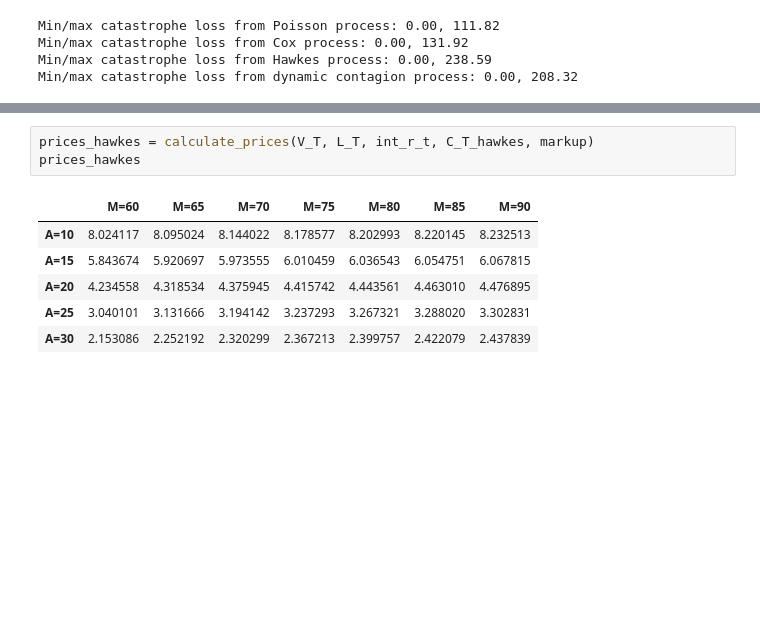
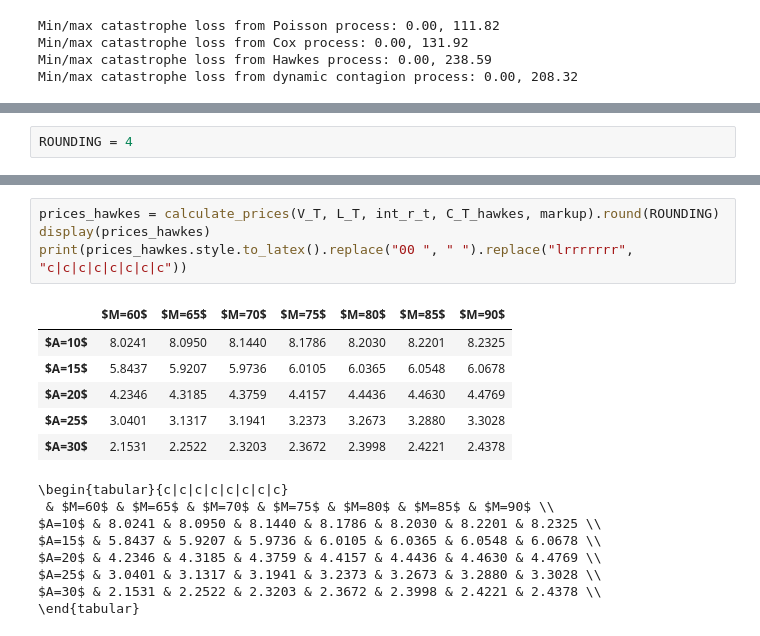
Before and after one commit to Pat-Laub/catastrophe-reinsurance-pricing-compound-point-process, a Jupyter notebook: notebooks/test_reinsurance.ipynb, the cells around one changed output, grey strips where cells are left out. Saved outputs shown, nothing was run; the diff lists cells and outputs as text; blank space fills up the shorter version.

```diff
--- a/notebooks/test_reinsurance.ipynb
+++ b/notebooks/test_reinsurance.ipynb
@@ -235 +247,3 @@ plot_num_cats(num_cats_poisson, num_cats_cox, num_cats_hawkes, num_cats_dcp)
+# %%
+ROUNDING = 4
 # %%
@@ -255,11 +287,20 @@ prices_cox
 # %%
-prices_hawkes = calculate_prices(V_T, L_T, int_r_t, C_T_hawkes, markup)
-prices_hawkes
+prices_hawkes = calculate_prices(V_T, L_T, int_r_t, C_T_hawkes, markup).round(ROUNDING)
+display(prices_hawkes)
+print(prices_hawkes.style.to_latex().replace("00 ", " ").replace("lrrrrrrr", "c|c|c|c|c|c|c|c"))
 # %% [output]
-|  | M=60 | M=65 | M=70 | M=75 | M=80 | M=85 | M=90 |
-| A=10 | 8.024117 | 8.095024 | 8.144022 | 8.178577 | 8.202993 | 8.220145 | 8.232513 |
-| A=15 | 5.843674 | 5.920697 | 5.973555 | 6.010459 | 6.036543 | 6.054751 | 6.067815 |
-| A=20 | 4.234558 | 4.318534 | 4.375945 | 4.415742 | 4.443561 | 4.463010 | 4.476895 |
-| A=25 | 3.040101 | 3.131666 | 3.194142 | 3.237293 | 3.267321 | 3.288020 | 3.302831 |
-| A=30 | 2.153086 | 2.252192 | 2.320299 | 2.367213 | 2.399757 | 2.422079 | 2.437839 |
+|  | $M=60$ | $M=65$ | $M=70$ | $M=75$ | $M=80$ | $M=85$ | $M=90$ |
+| $A=10$ | 8.0241 | 8.0950 | 8.1440 | 8.1786 | 8.2030 | 8.2201 | 8.2325 |
+| $A=15$ | 5.8437 | 5.9207 | 5.9736 | 6.0105 | 6.0365 | 6.0548 | 6.0678 |
+| $A=20$ | 4.2346 | 4.3185 | 4.3759 | 4.4157 | 4.4436 | 4.4630 | 4.4769 |
+| $A=25$ | 3.0401 | 3.1317 | 3.1941 | 3.2373 | 3.2673 | 3.2880 | 3.3028 |
+| $A=30$ | 2.1531 | 2.2522 | 2.3203 | 2.3672 | 2.3998 | 2.4221 | 2.4378 |
+\begin{tabular}{c|c|c|c|c|c|c|c}
+ & $M=60$ & $M=65$ & $M=70$ & $M=75$ & $M=80$ & $M=85$ & $M=90$ \\
+$A=10$ & 8.0241 & 8.0950 & 8.1440 & 8.1786 & 8.2030 & 8.2201 & 8.2325 \\
+$A=15$ & 5.8437 & 5.9207 & 5.9736 & 6.0105 & 6.0365 & 6.0548 & 6.0678 \\
+$A=20$ & 4.2346 & 4.3185 & 4.3759 & 4.4157 & 4.4436 & 4.4630 & 4.4769 \\
+$A=25$ & 3.0401 & 3.1317 & 3.1941 & 3.2373 & 3.2673 & 3.2880 & 3.3028 \\
+$A=30$ & 2.1531 & 2.2522 & 2.3203 & 2.3672 & 2.3998 & 2.4221 & 2.4378 \\
+\end{tabular}
 # %%
```
Also changed, not shown: parts of 5 cells of this notebook, 3 other files.
